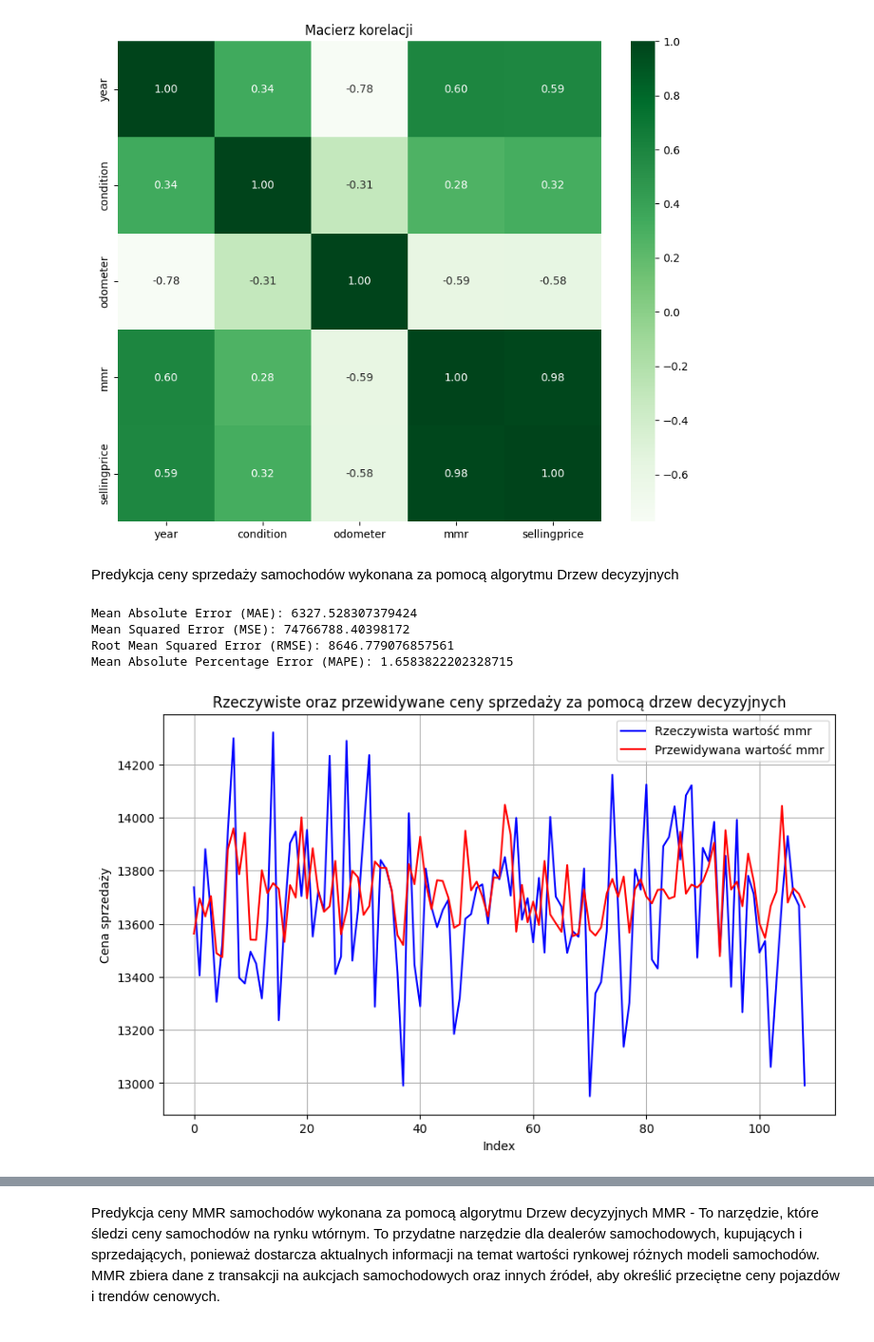
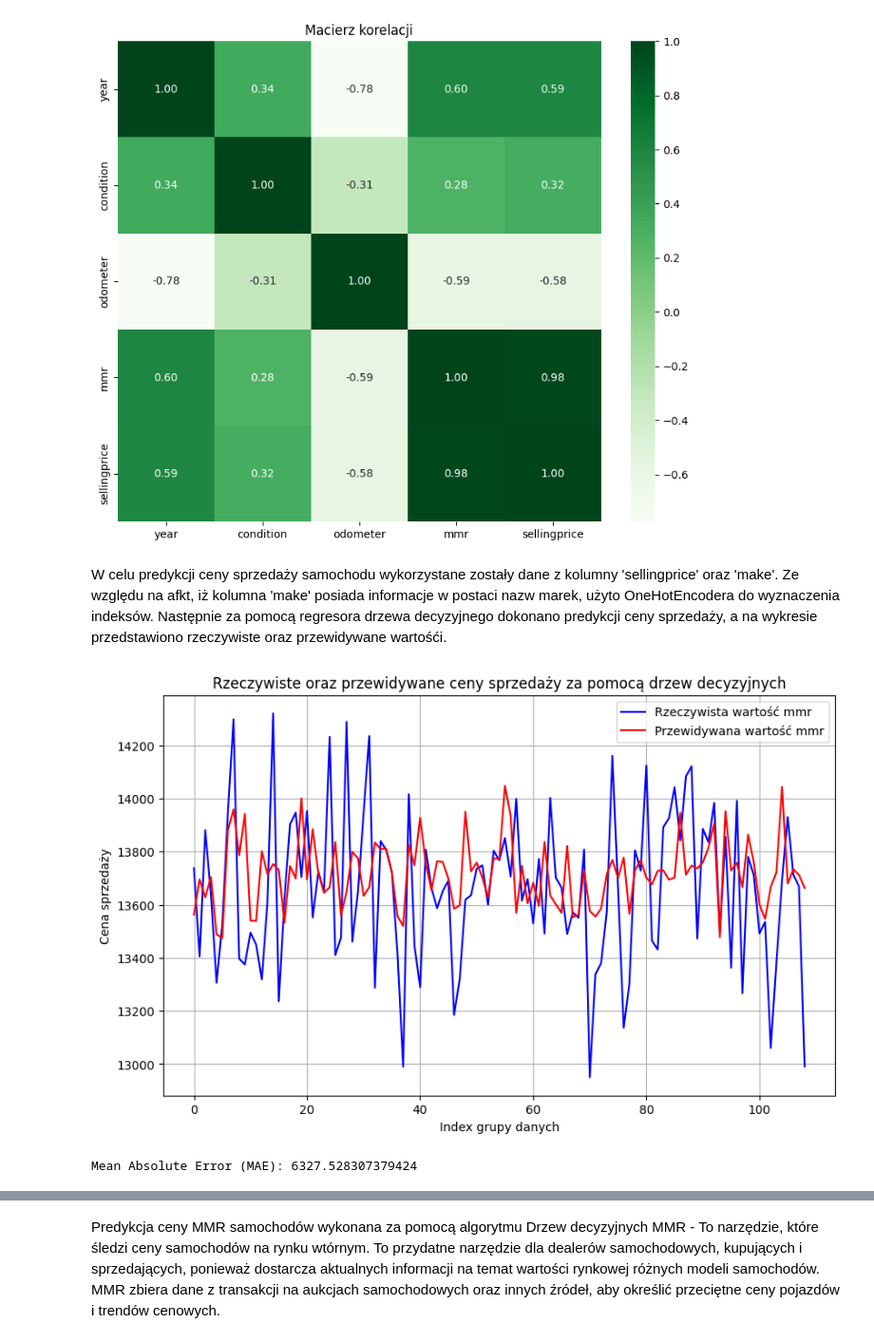
Before and after one commit to Michal170/big_data_analysis, a Jupyter notebook: car_prices.ipynb, the cells around one changed output, grey strips where cells are left out. Shown at 95% size. Saved outputs shown, nothing was run; the diff lists cells and outputs as text; code cells hidden in the pictures.

```diff
--- a/car_prices.ipynb
+++ b/car_prices.ipynb
@@ -220,5 +244,3 @@ plt.title('Macierz korelacji')
 plt.show()
 # %% [output]
 [figure]
-# %% [markdown]
-Predykcja ceny sprzedaży samochodów wykonana za pomocą algorytmu Drzew decyzyjnych
@@ -225 +249,3 @@ Predykcja ceny sprzedaży samochodów wykonana za pomocą algorytmu Drzew decyzy
+# %% [markdown]
+W celu predykcji ceny sprzedaży samochodu wykorzystane zostały dane z kolumny 'sellingprice' oraz 'make'. Ze względu na afkt, iż kolumna 'make' posiada informacje w postaci nazw marek, użyto OneHotEncodera do wyznaczenia indeksów. Następnie za pomocą regresora drzewa decyzyjnego dokonano predykcji ceny sprzedaży, a na wykresie przedstawiono rzeczywiste oraz przewidywane wartośći.
 # %%
@@ -242,44 +266,28 @@ X_encoded = encoder.fit_transform(X_2d)
 # %%
-X_train, X_test, y_train, y_test = train_test_split(X_encoded, y, test_size=0.20, random_state=1410)
-tree_model = DecisionTreeRegressor(random_state=1410)
-tree_model.fit(X_train, y_train)
-y_pred = tree_model.predict(X_test)
 
 
-mae = mean_absolute_error(y_test, y_pred)
-mse = mean_squared_error(y_test, y_pred)
-rmse = np.sqrt(mse)
-mape = mean_absolute_percentage_error(y_test, y_pred)
 
-print("Mean Absolute Error (MAE):", mae)
-print("Mean Squared Error (MSE):", mse)
-print("Root Mean Squared Error (RMSE):", rmse)
-print("Mean Absolute Percentage Error (MAPE):", mape)
 
-tree_metric = mean_absolute_percentage_error(y_test, y_pred)
 result_df = pd.DataFrame({'Actual': y_test, 'Predicted': y_pred})
 
 y_test_avg = y_test.groupby(y_test.index // 10).mean()
 y_pred_avg = pd.Series(y_pred).groupby(pd.Series(y_pred).index // 10).mean()
 bins = np.arange(0, len(y_test) + 1, 1000)
 
 y_test_binned_avg = [y_test.iloc[bins[i]:bins[i+1]].mean() for i in range(len(bins)-1)]
 y_pred_binned_avg = [y_pred[bins[i]:bins[i+1]].mean() for i in range(len(bins)-1)]
 
 plt.figure(figsize=(10, 6))
 
 plt.plot(y_test_binned_avg, label='Rzeczywista wartość mmr', color='blue')
 plt.plot(y_pred_binned_avg, label='Przewidywana wartość mmr', color='red')
-plt.xlabel('Index')
+plt.xlabel('Index grupy danych')
 plt.ylabel('Cena sprzedaży')
 plt.title('Rzeczywiste oraz przewidywane ceny sprzedaży za pomocą drzew decyzyjnych')
 plt.legend()
 plt.grid()
 
 plt.show()
 # %% [output]
+[figure, new version]
 Mean Absolute Error (MAE): 6327.528307379424
-Mean Squared Error (MSE): 74766788.40398172
-Root Mean Squared Error (RMSE): 8646.779076857561
-Mean Absolute Percentage Error (MAPE): 1.6583822202328715
-[figure, old version]
```
Also changed, not shown: parts of 11 cells of this notebook.
